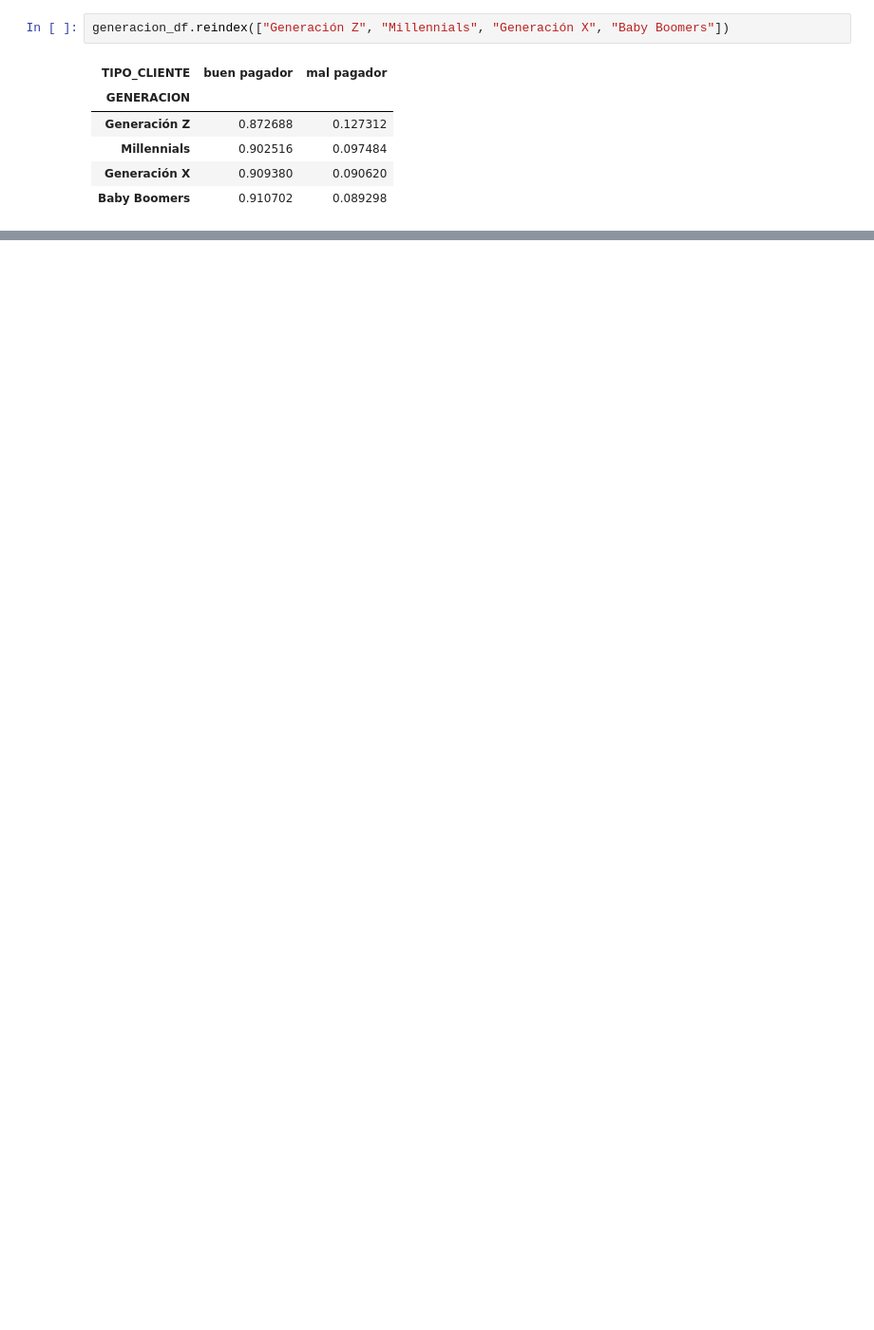
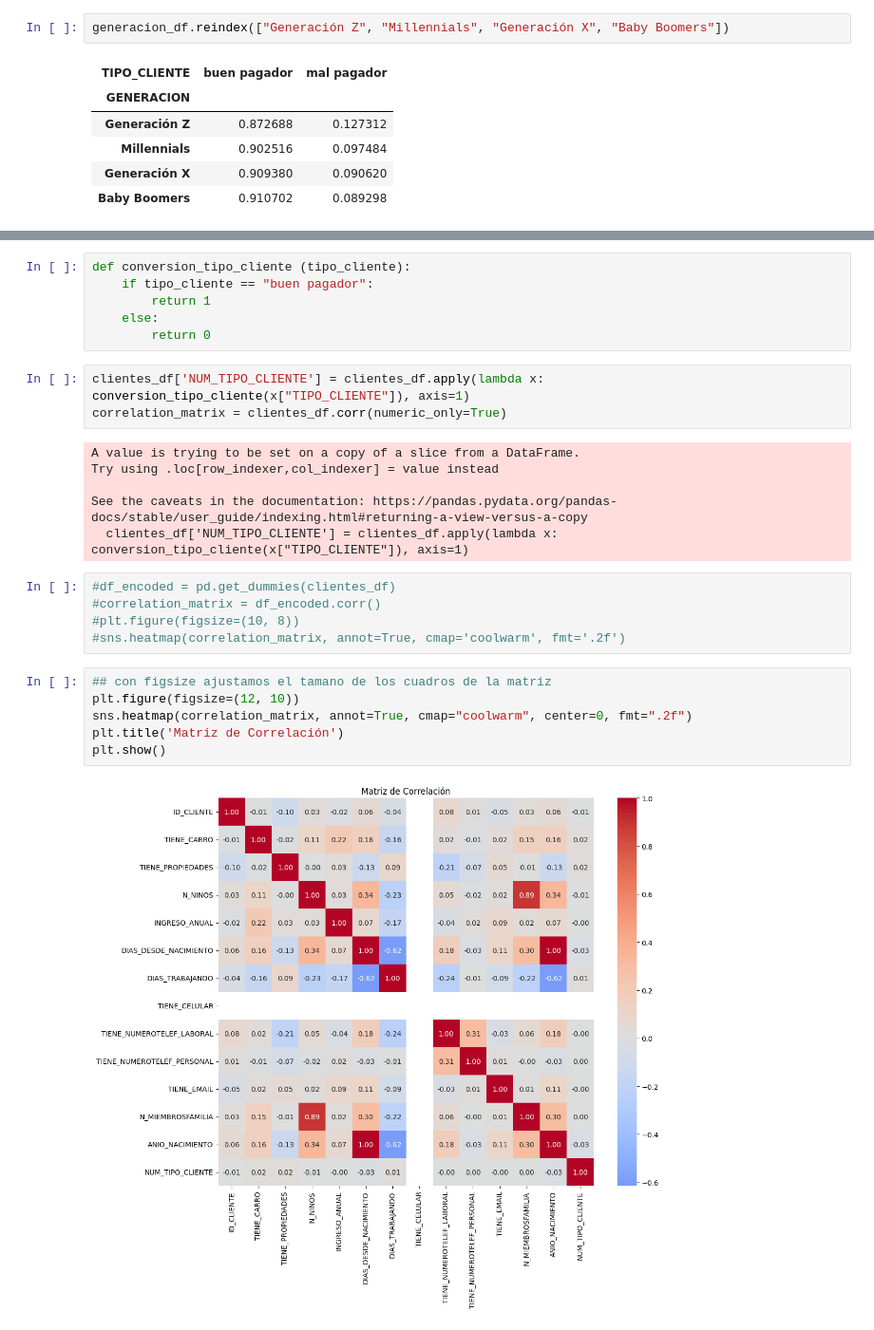
Before and after one commit to ajalca/cbe_customer_classification, a Jupyter notebook: VISA - Grupo 5.ipynb, the cells around one changed output, grey strips where cells are left out. Shown: that part at 95% size. Drawn from its saved outputs; the diff is of its cells as text; blank space fills up the shorter version.

```diff
--- a/VISA - Grupo 5.ipynb
+++ b/VISA - Grupo 5.ipynb
@@ -516,0 +654,28 @@ generacion_df.reindex(["Generación Z", "Millennials", "Generación X", "Baby Bo
+# %%
+def conversion_tipo_cliente (tipo_cliente):
+    if tipo_cliente == "buen pagador":
+        return 1
+    else:
+        return 0
+# %%
+clientes_df['NUM_TIPO_CLIENTE'] = clientes_df.apply(lambda x: conversion_tipo_cliente(x["TIPO_CLIENTE"]), axis=1)
+correlation_matrix = clientes_df.corr(numeric_only=True)
+# %% [output]
+A value is trying to be set on a copy of a slice from a DataFrame.
+Try using .loc[row_indexer,col_indexer] = value instead
+
+See the caveats in the documentation: https://pandas.pydata.org/pandas-docs/stable/user_guide/indexing.html#returning-a-view-versus-a-copy
+  clientes_df['NUM_TIPO_CLIENTE'] = clientes_df.apply(lambda x: conversion_tipo_cliente(x["TIPO_CLIENTE"]), axis=1)
+# %%
+#df_encoded = pd.get_dummies(clientes_df)
+#correlation_matrix = df_encoded.corr()
+#plt.figure(figsize=(10, 8))
+#sns.heatmap(correlation_matrix, annot=True, cmap='coolwarm', fmt='.2f')
+# %%
+## con figsize ajustamos el tamano de los cuadros de la matriz
+plt.figure(figsize=(12, 10))
+sns.heatmap(correlation_matrix, annot=True, cmap="coolwarm", center=0, fmt=".2f")
+plt.title('Matriz de Correlación')
+plt.show()
+# %% [output]
+[figure, added]
```
Also changed, not shown: parts of 37 cells of this notebook.
